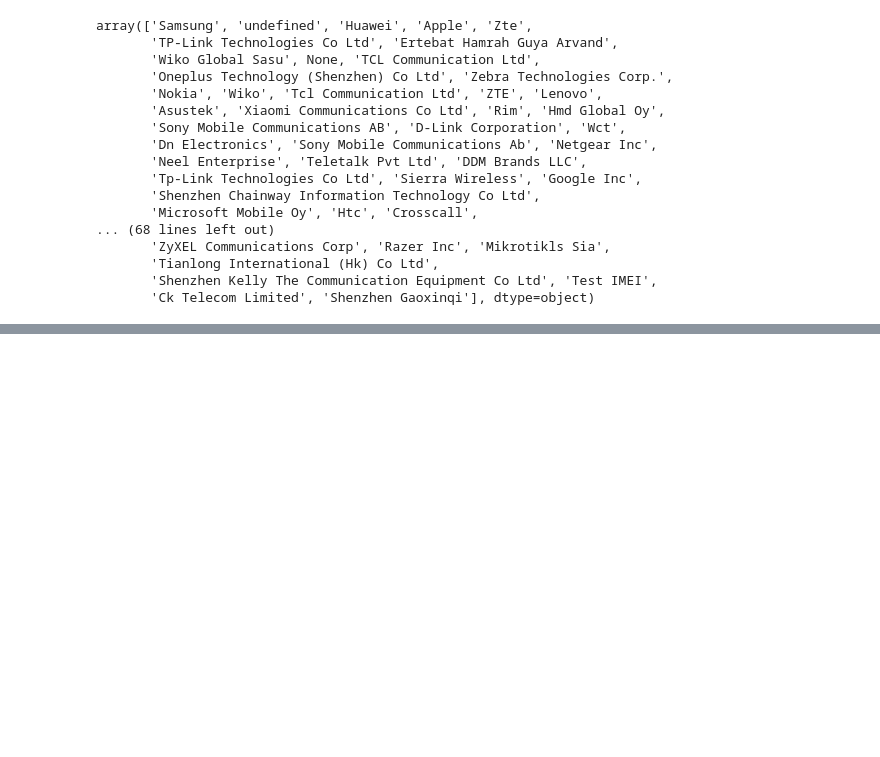
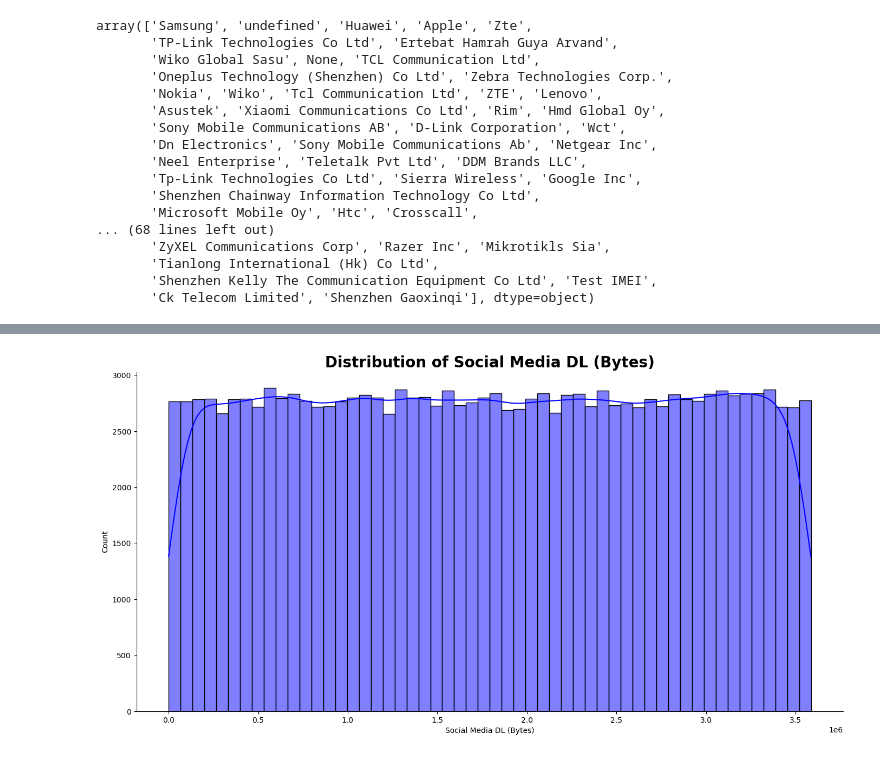
Before and after one commit to cheronodaisy/user-analytics-week1, a Jupyter notebook: notebooks/telcom.ipynb, the cells around one changed output, grey strips where cells are left out. Saved outputs shown, nothing was run; the diff lists cells and outputs as text; code cells hidden in the pictures; blank space fills up the shorter version.

```diff
--- a/notebooks/telcom.ipynb
+++ b/notebooks/telcom.ipynb
@@ -288,0 +533,4 @@ array(['Samsung', 'undefined', 'Huawei', 'Apple', 'Zte',
+# %%
+plot_hist(df_clean, "Social Media DL (Bytes)", "blue")
+# %% [output]
+[figure, added]
```
Also changed, not shown: parts of 36 cells of this notebook.
